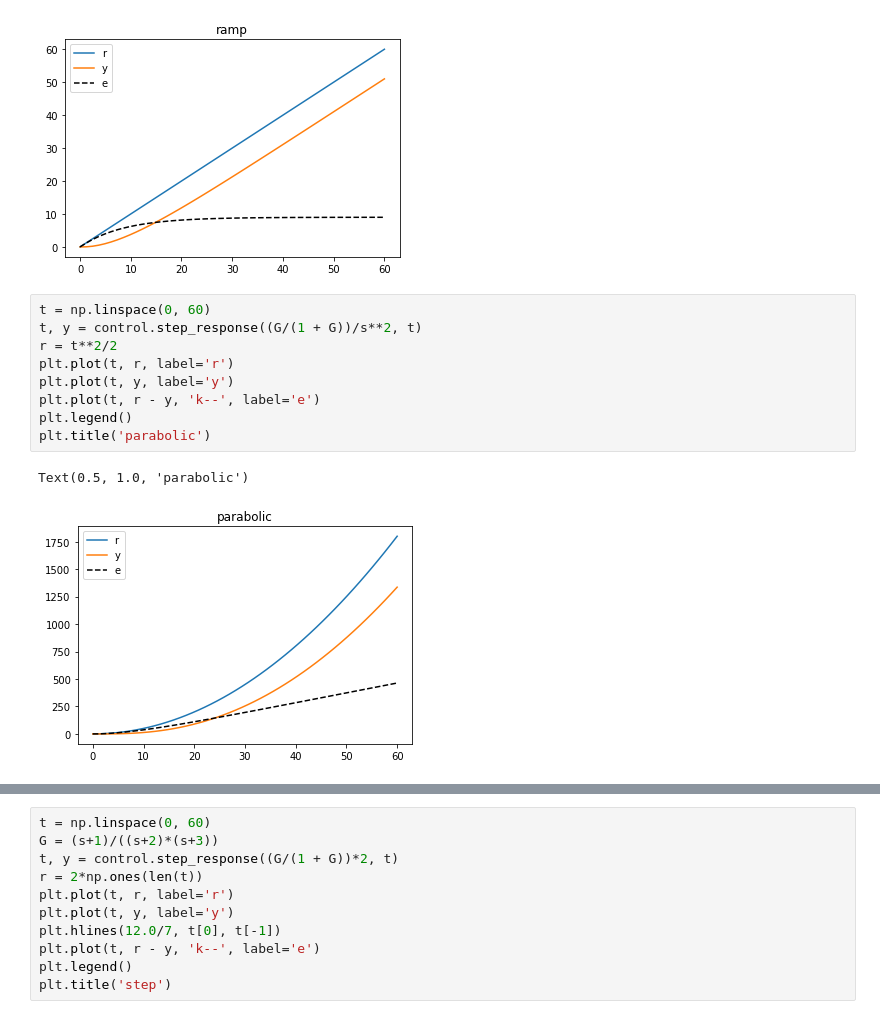
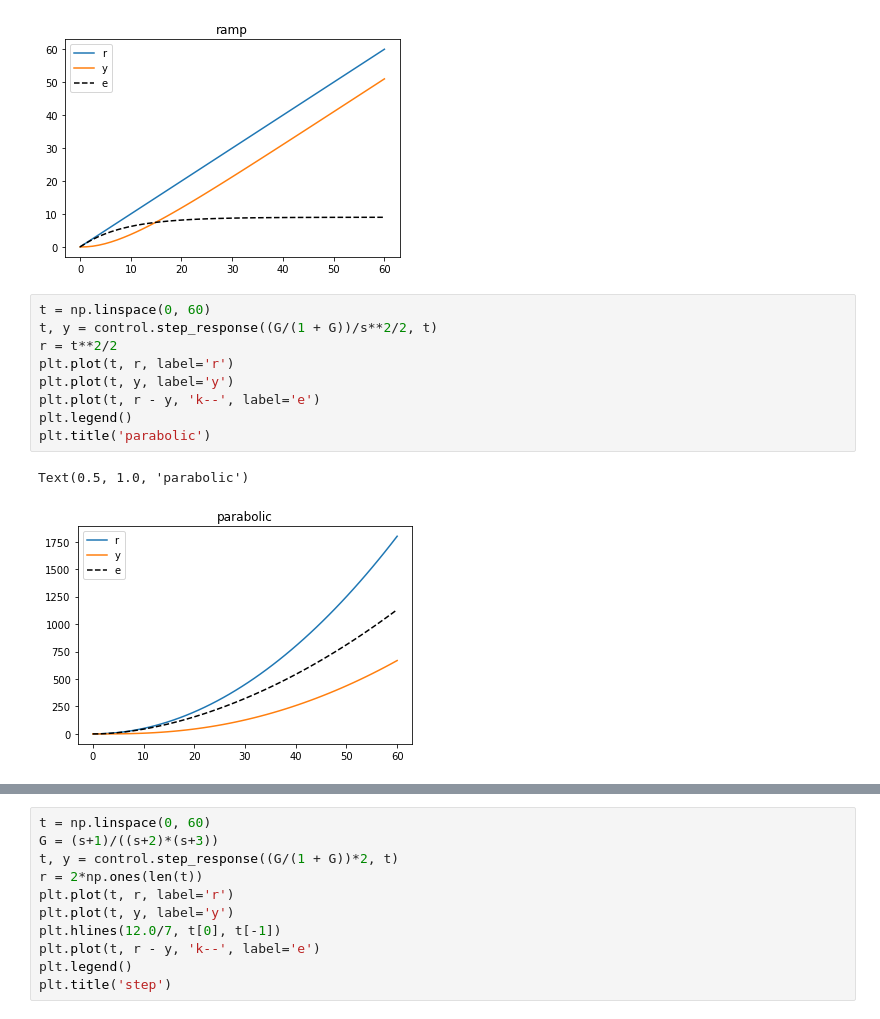
Before and after one commit to jgoppert/aae364_notebook, a Jupyter notebook: SteadyStateError.ipynb, the cells around one changed output, grey strips where cells are left out. Saved outputs shown, nothing was run; the diff lists cells and outputs as text.

```diff
--- a/SteadyStateError.ipynb
+++ b/SteadyStateError.ipynb
@@ -141,13 +147,13 @@ Text(0.5, 1.0, 'ramp')
 [figure]
 # %%
 t = np.linspace(0, 60)
-t, y = control.step_response((G/(1 + G))/s**2, t)
+t, y = control.step_response((G/(1 + G))/s**2/2, t)
 r = t**2/2
 plt.plot(t, r, label='r')
 plt.plot(t, y, label='y')
 plt.plot(t, r - y, 'k--', label='e')
 plt.legend()
 plt.title('parabolic')
 # %% [output]
 Text(0.5, 1.0, 'parabolic')
-[figure, old version]
+[figure, new version]
```
Also changed, not shown: parts of 9 cells of this notebook, 2 other files.
